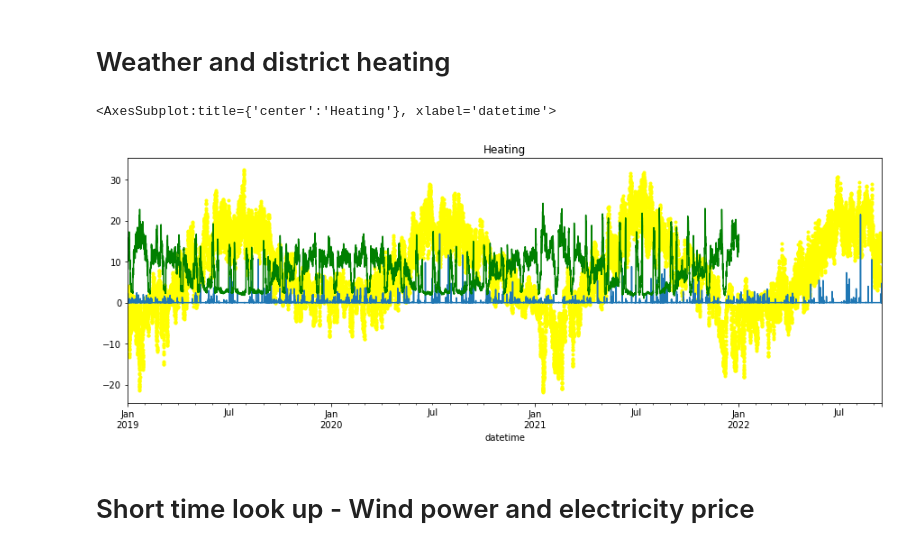
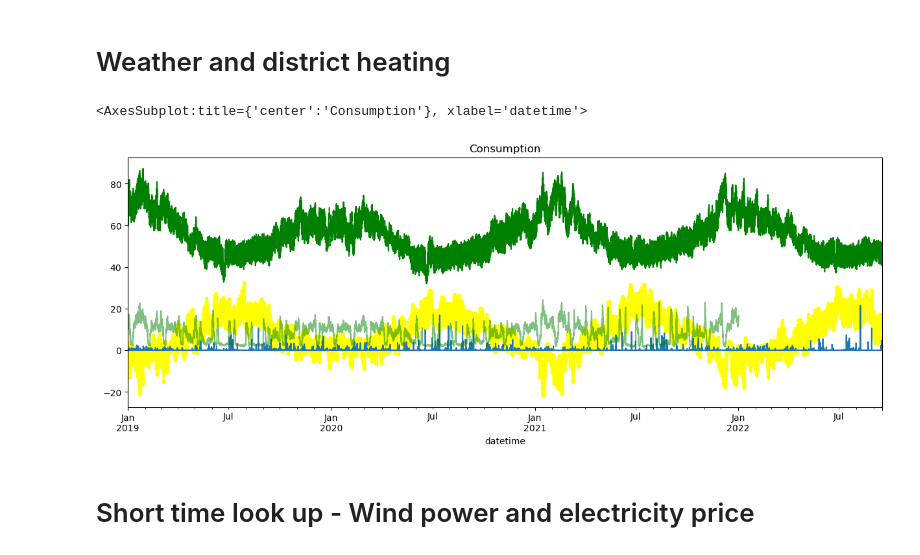
Before and after one commit to IDS-mini/electricity, a Jupyter notebook: data/data_integration_s.ipynb, the cells around one changed output. Drawn from its saved outputs; the diff is of its cells as text; code cells hidden in the pictures.

Commit message:
added consumption to tests

```diff
--- a/data/data_integration_s.ipynb
+++ b/data/data_integration_s.ipynb
@@ -8,8 +8,9 @@ dayahead = pd.read_parquet('processed_data/dayahead.parquet')
 helen = pd.read_parquet('processed_data/helen.parquet')
 tuulivoima = pd.read_parquet('processed_data/tuulivoima.parquet')
 weather = pd.read_parquet('processed_data/weather.parquet')
+consumption = pd.read_parquet('processed_data/consumption.parquet')
 # %%
-data = weather.join(helen).join(tuulivoima).join(dayahead)
+data = weather.join(helen).join(tuulivoima).join(dayahead).join(consumption)
 data = data.drop(columns=['time','clouds', 'time zone', 'rain intensitety'])
 data.head()
 # %% [output]
@@ -45,13 +47,14 @@ data['weekday'] = data.index.day_of_week
 # %%
 import matplotlib.pyplot as plt
 fig, ax = plt.subplots()
 
 data.loc[:,'temperature'].plot(ax=ax, style='.', color='yellow', figsize=(15,5), title='Temperature')
 data.loc[:,'rain'].plot(ax=ax, style='-', figsize=(15,5), title='Temperature')
-data.loc[:,'dh_MWh'].apply(lambda p: p * 0.01).plot(ax=ax, style='-', color='green', figsize=(15,5), title='Heating')
+data.loc[:,'dh_MWh'].apply(lambda p: p * 0.01).plot(ax=ax, style='-', color='green', alpha=0.5, figsize=(15,5), title='Heating')
+data.loc[:,'Electricity_MWh'].apply(lambda p: p * 0.006).plot(ax=ax, style='-', color='green', figsize=(15,5), title='Consumption')
 # %% [output]
-<AxesSubplot:title={'center':'Heating'}, xlabel='datetime'>
+<AxesSubplot:title={'center':'Consumption'}, xlabel='datetime'>
-[figure, old version]
+[figure, new version]
 # %% [markdown]
 # Short time look up - Wind power and electricity price
 # %%
```
Also changed, not shown: parts of 14 cells of this notebook.
